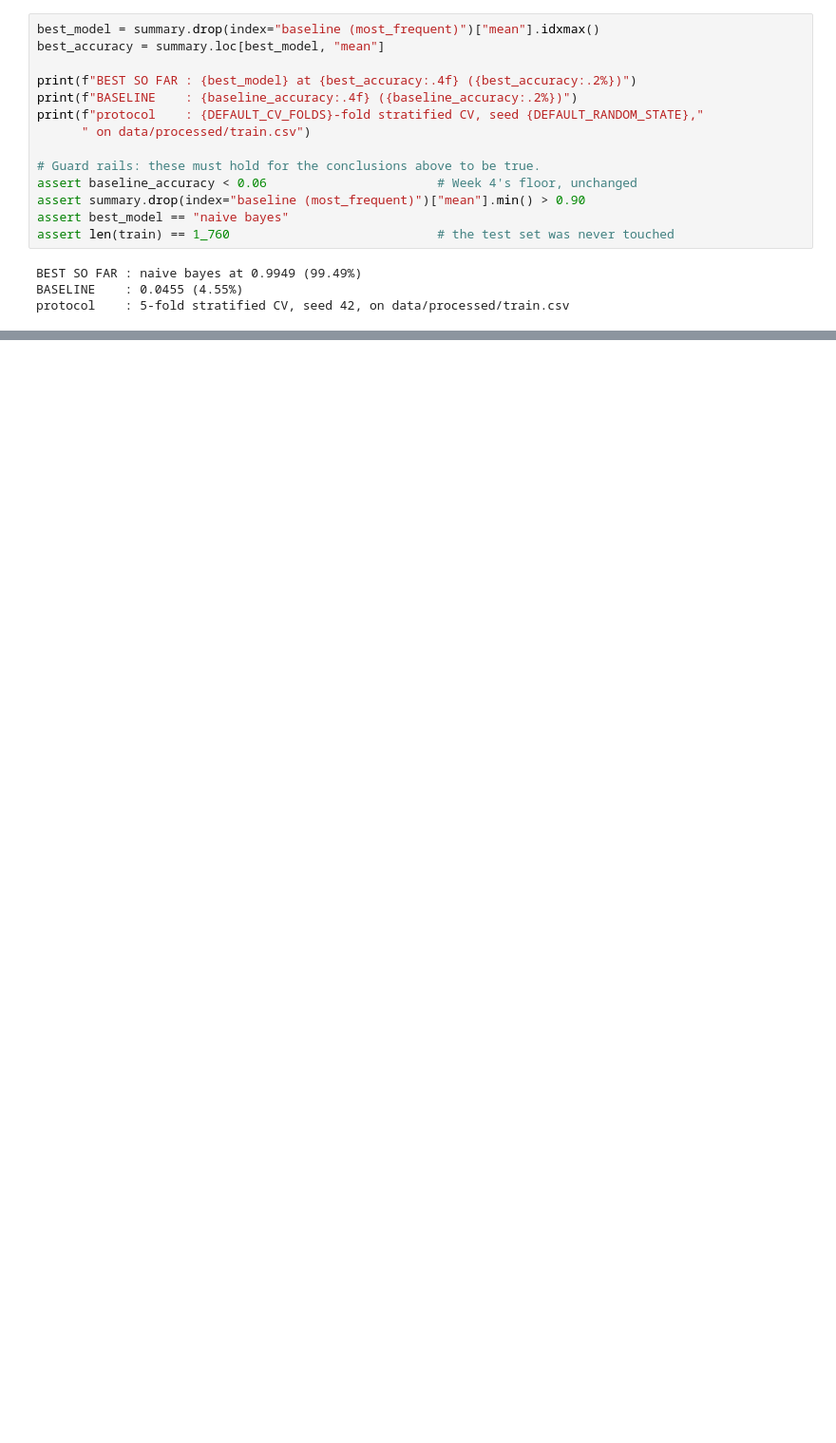
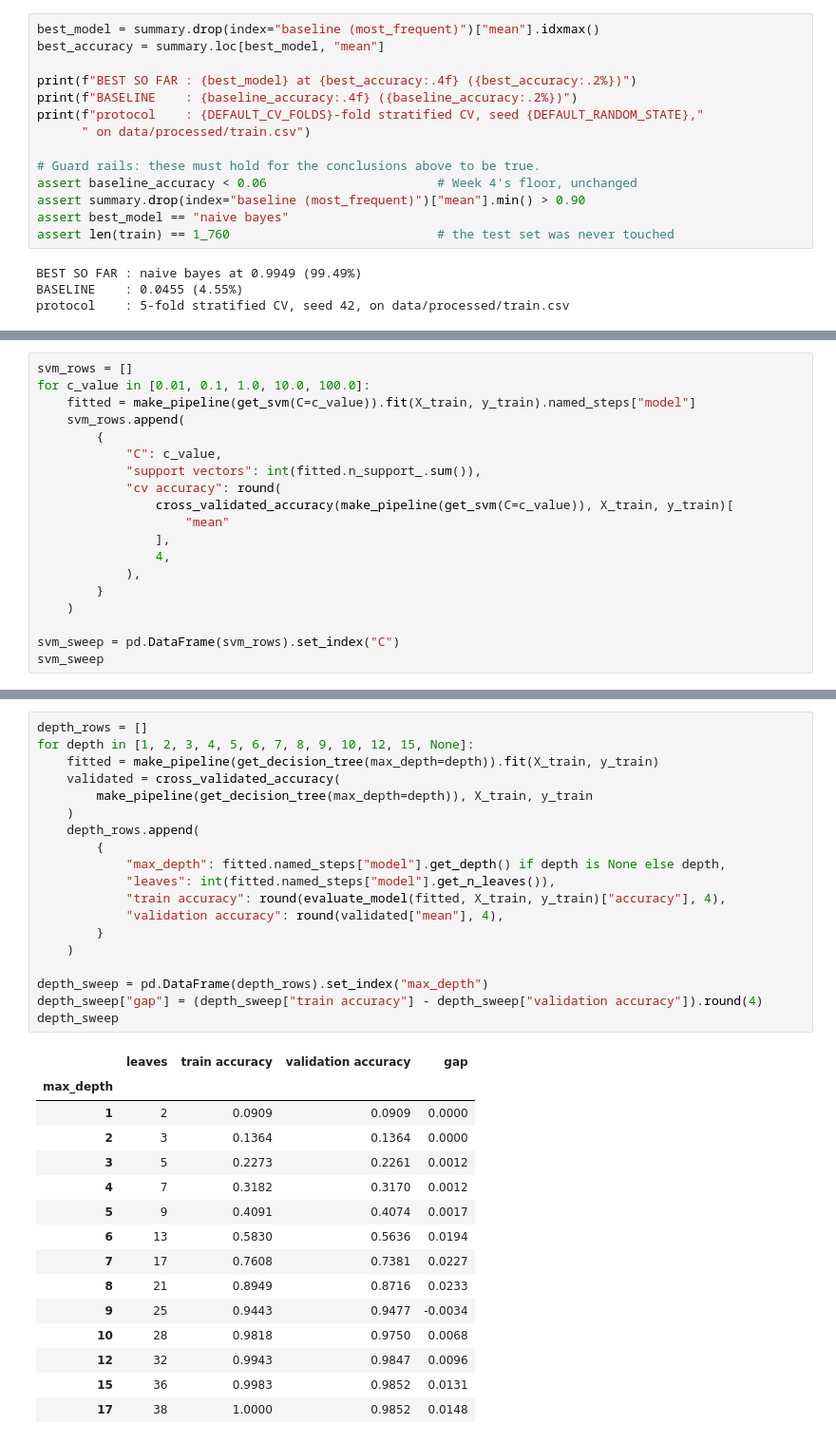
Before and after one commit to Raj-Indra-Asura/Crop-Recommendation-System, a Jupyter notebook: notebooks/05_classification_models.ipynb, the cells around one changed output, grey strips where cells are left out. Shown at 95% size. Cells and saved outputs as stored; diff of their text form; blank space fills up the shorter version.

```diff
--- a/notebooks/05_classification_models.ipynb
+++ b/notebooks/05_classification_models.ipynb
@@ -583,0 +705,19 @@ protocol    : 5-fold stratified CV, seed 42, on data/processed/train.csv
+# %%
+svm_rows = []
+for c_value in [0.01, 0.1, 1.0, 10.0, 100.0]:
+    fitted = make_pipeline(get_svm(C=c_value)).fit(X_train, y_train).named_steps["model"]
+    svm_rows.append(
+        {
+            "C": c_value,
+            "support vectors": int(fitted.n_support_.sum()),
+            "cv accuracy": round(
+                cross_validated_accuracy(make_pipeline(get_svm(C=c_value)), X_train, y_train)[
+                    "mean"
+                ],
+                4,
+            ),
+        }
+    )
+
+svm_sweep = pd.DataFrame(svm_rows).set_index("C")
+svm_sweep
@@ -583,0 +827,35 @@ protocol    : 5-fold stratified CV, seed 42, on data/processed/train.csv
+# %%
+depth_rows = []
+for depth in [1, 2, 3, 4, 5, 6, 7, 8, 9, 10, 12, 15, None]:
+    fitted = make_pipeline(get_decision_tree(max_depth=depth)).fit(X_train, y_train)
+    validated = cross_validated_accuracy(
+        make_pipeline(get_decision_tree(max_depth=depth)), X_train, y_train
+    )
+    depth_rows.append(
+        {
+            "max_depth": fitted.named_steps["model"].get_depth() if depth is None else depth,
+            "leaves": int(fitted.named_steps["model"].get_n_leaves()),
+            "train accuracy": round(evaluate_model(fitted, X_train, y_train)["accuracy"], 4),
+            "validation accuracy": round(validated["mean"], 4),
+        }
+    )
+
+depth_sweep = pd.DataFrame(depth_rows).set_index("max_depth")
+depth_sweep["gap"] = (depth_sweep["train accuracy"] - depth_sweep["validation accuracy"]).round(4)
+depth_sweep
+# %% [output]
+|  | leaves | train accuracy | validation accuracy | gap |
+| max_depth |  |  |  |  |
+| 1 | 2 | 0.0909 | 0.0909 | 0.0000 |
+| 2 | 3 | 0.1364 | 0.1364 | 0.0000 |
+| 3 | 5 | 0.2273 | 0.2261 | 0.0012 |
+| 4 | 7 | 0.3182 | 0.3170 | 0.0012 |
+| 5 | 9 | 0.4091 | 0.4074 | 0.0017 |
+| 6 | 13 | 0.5830 | 0.5636 | 0.0194 |
+| 7 | 17 | 0.7608 | 0.7381 | 0.0227 |
+| 8 | 21 | 0.8949 | 0.8716 | 0.0233 |
+| 9 | 25 | 0.9443 | 0.9477 | -0.0034 |
+| 10 | 28 | 0.9818 | 0.9750 | 0.0068 |
+| 12 | 32 | 0.9943 | 0.9847 | 0.0096 |
+| 15 | 36 | 0.9983 | 0.9852 | 0.0131 |
+| 17 | 38 | 1.0000 | 0.9852 | 0.0148 |
```
Also changed, not shown: parts of 32 cells of this notebook.
